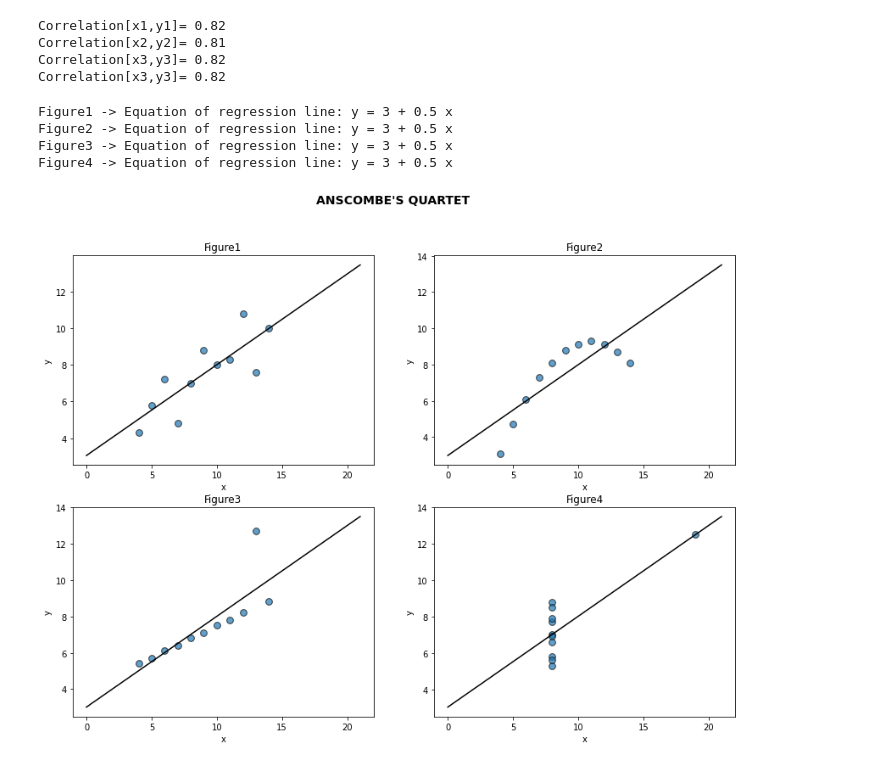
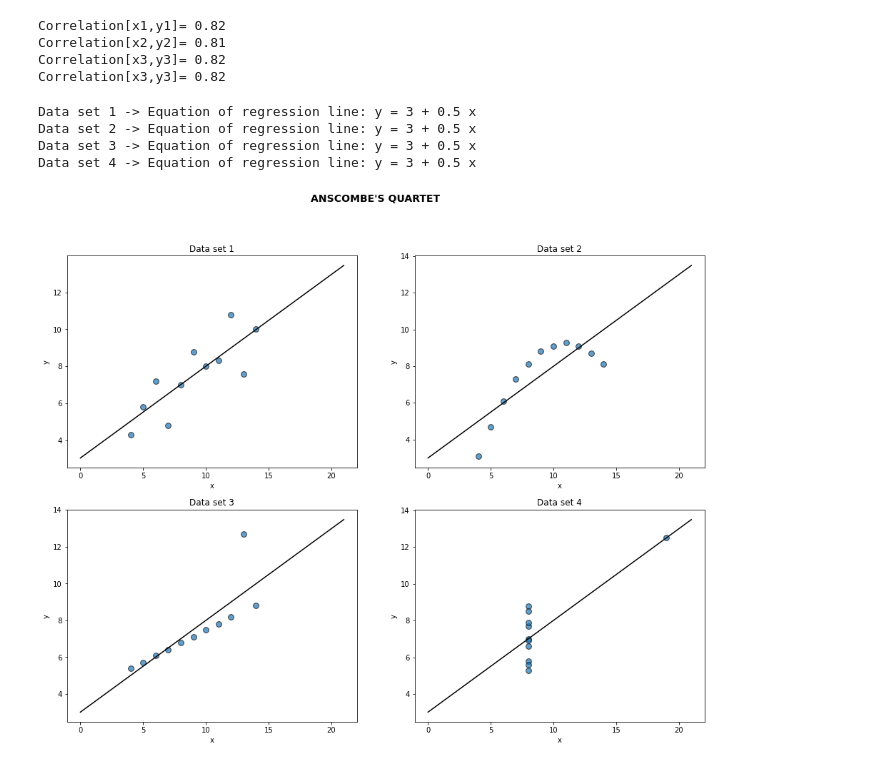
Before and after one commit to 3eltran23/InfoViz, a Jupyter notebook: Anscombe.ipynb, the cells around one changed output. Cells and saved outputs as stored; diff of their text form; code cells hidden in the pictures.

```diff
--- a/Anscombe.ipynb
+++ b/Anscombe.ipynb
@@ -90,18 +90,18 @@ Correlation[x3,y3]= 0.82
 # %%
 # Create the dimensions of the figure and set title:
 # Set the width and height of the figure
-plt.figure(figsize=(14, 10))
+plt.figure(figsize=(16, 12))
 plt.suptitle("ANSCOMBE'S QUARTET", fontsize=14, fontweight='bold')
 
-computeLinearRegression(df1,"x1","y1", "Figure1",1)
-computeLinearRegression(df1,"x1","y2", "Figure2",2)
-computeLinearRegression(df1,"x1","y3", "Figure3",3)
-computeLinearRegression(df1,"x4","y4", "Figure4",4)
-
+computeLinearRegression(df1,"x1","y1", "Data set 1",1)
+computeLinearRegression(df1,"x1","y2", "Data set 2",2)
+computeLinearRegression(df1,"x1","y3", "Data set 3",3)
+computeLinearRegression(df1,"x4","y4", "Data set 4",4)
+plt.savefig("L1_Anscombe.png")
 plt.show()
 # %% [output]
-Figure1 -> Equation of regression line: y = 3 + 0.5 x
-Figure2 -> Equation of regression line: y = 3 + 0.5 x
-Figure3 -> Equation of regression line: y = 3 + 0.5 x
-Figure4 -> Equation of regression line: y = 3 + 0.5 x
+Data set 1 -> Equation of regression line: y = 3 + 0.5 x
+Data set 2 -> Equation of regression line: y = 3 + 0.5 x
+Data set 3 -> Equation of regression line: y = 3 + 0.5 x
+Data set 4 -> Equation of regression line: y = 3 + 0.5 x
-[figure, old version]
+[figure, new version]
```
Also changed, not shown: 1 other file.
